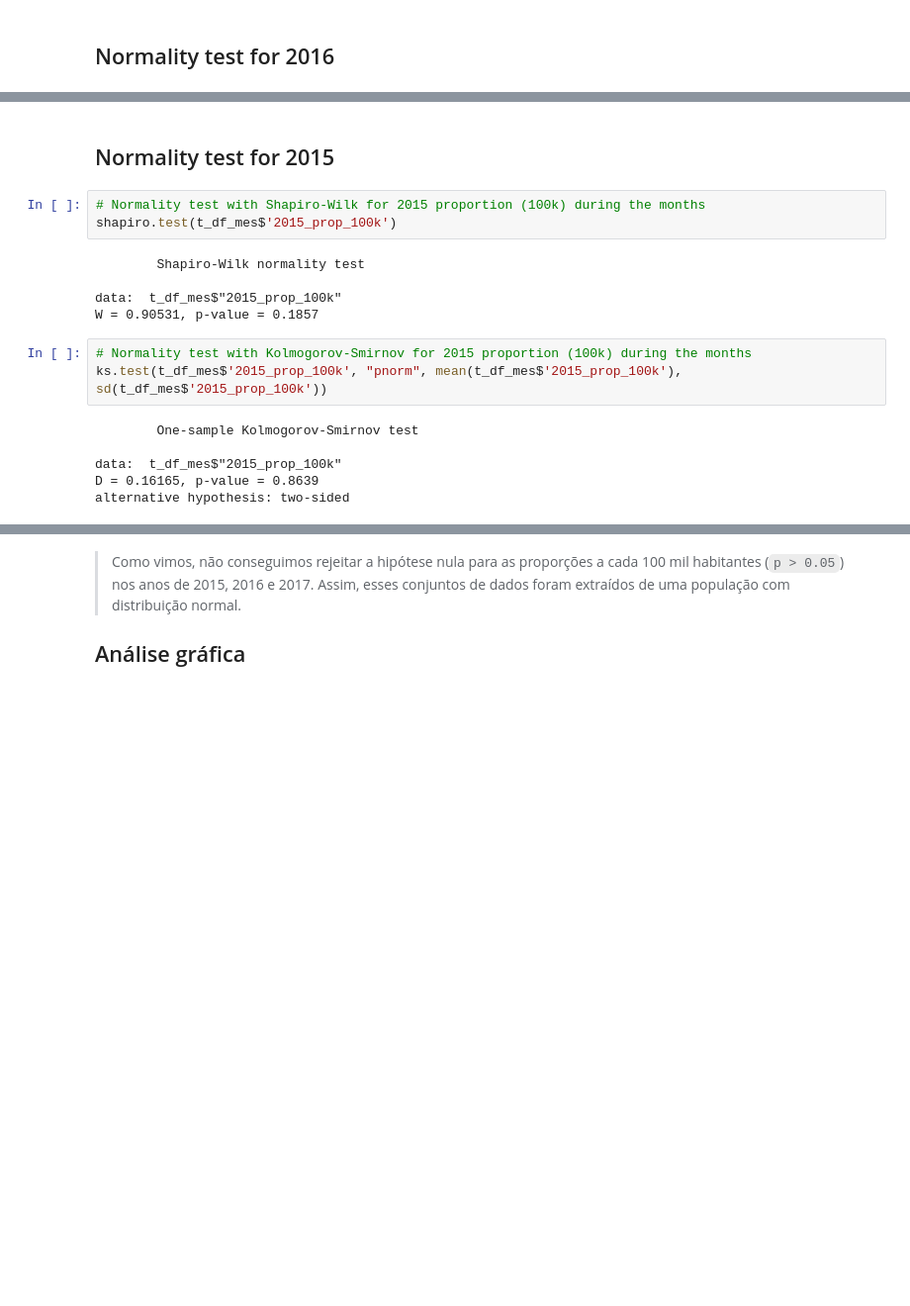
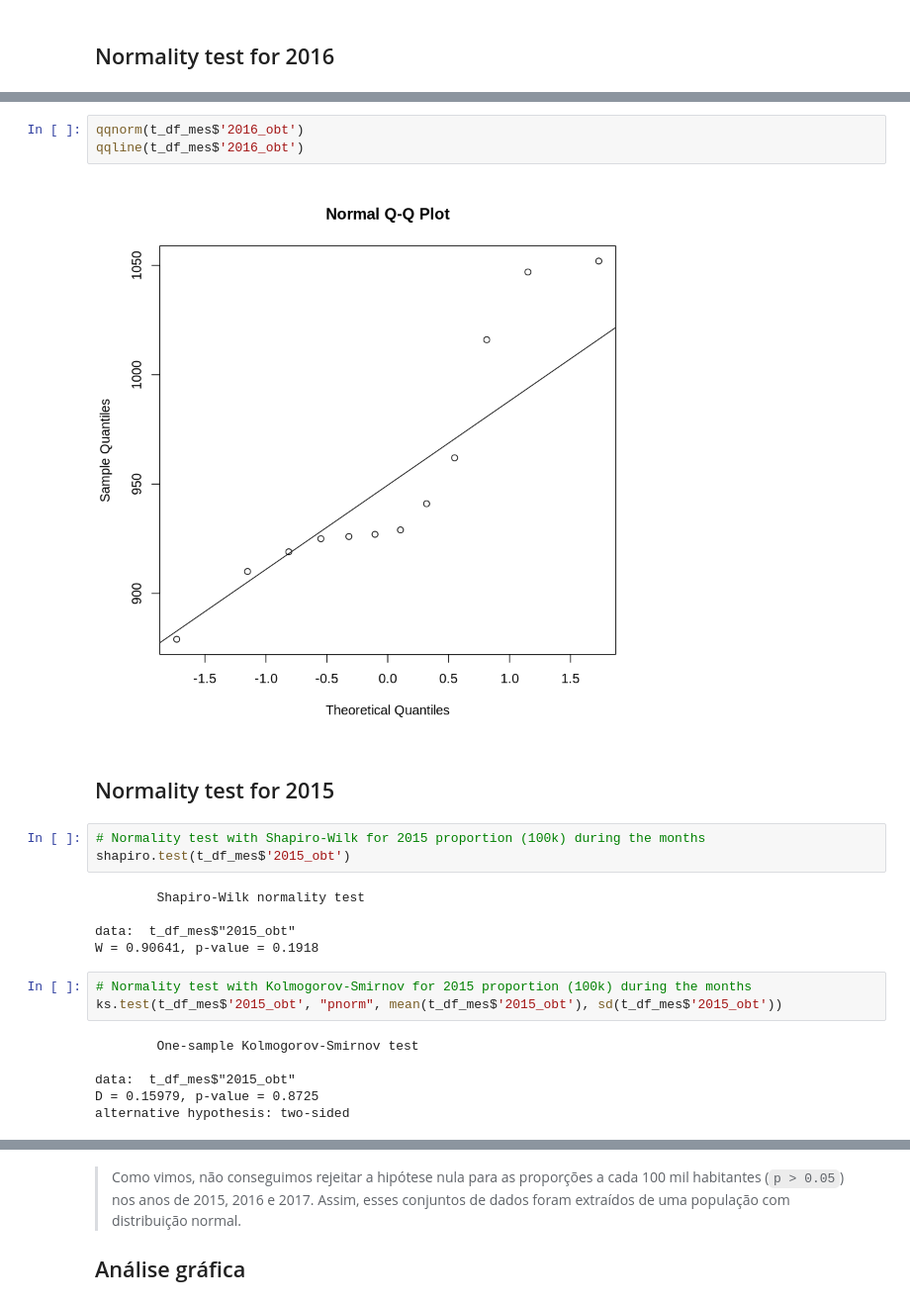
Before and after one commit to geocarvalho/IN1100, a Jupyter notebook: IN1119/stat_project.ipynb, the cells around one changed output, grey strips where cells are left out. Shown: that part at 99% size. Cells and saved outputs as stored; diff of their text form; blank space fills up the shorter version.

```diff
--- a/IN1119/stat_project.ipynb
+++ b/IN1119/stat_project.ipynb
@@ -111,19 +121,24 @@ alternative hypothesis: two-sided
+# %%
+qqnorm(t_df_mes$'2016_obt')
+qqline(t_df_mes$'2016_obt')
+# %% [output]
+[figure, added]
 # %% [markdown]
 ## Normality test for 2015
 # %%
 # Normality test with Shapiro-Wilk for 2015 proportion (100k) during the months
-shapiro.test(t_df_mes$'2015_prop_100k')
+shapiro.test(t_df_mes$'2015_obt')
 # %% [output]
         Shapiro-Wilk normality test
 
-data:  t_df_mes$"2015_prop_100k"
-W = 0.90531, p-value = 0.1857
+data:  t_df_mes$"2015_obt"
+W = 0.90641, p-value = 0.1918
 # %%
 # Normality test with Kolmogorov-Smirnov for 2015 proportion (100k) during the months
-ks.test(t_df_mes$'2015_prop_100k', "pnorm", mean(t_df_mes$'2015_prop_100k'), sd(t_df_mes$'2015_prop_100k'))
+ks.test(t_df_mes$'2015_obt', "pnorm", mean(t_df_mes$'2015_obt'), sd(t_df_mes$'2015_obt'))
 # %% [output]
         One-sample Kolmogorov-Smirnov test
 
-data:  t_df_mes$"2015_prop_100k"
-D = 0.16165, p-value = 0.8639
+data:  t_df_mes$"2015_obt"
+D = 0.15979, p-value = 0.8725
 alternative hypothesis: two-sided
```
Also changed, not shown: parts of 14 cells of this notebook.
